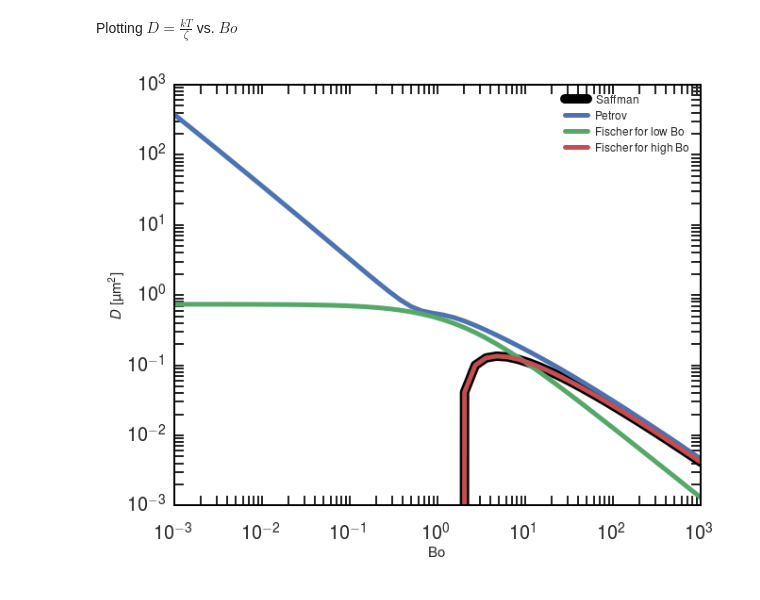
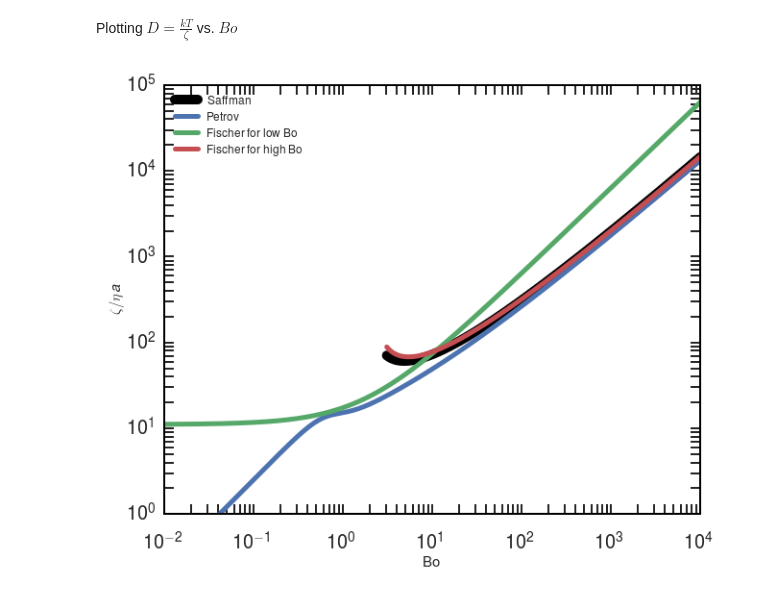
Before and after one commit to TylerMW/jhu-thesis-template, a Jupyter notebook: drag models.ipynb, the cells around one changed output. Saved outputs shown, nothing was run; the diff lists cells and outputs as text; code cells hidden in the pictures.

```diff
--- a/drag models.ipynb
+++ b/drag models.ipynb
@@ -73,21 +73,28 @@ def fischer_low(Bo, eta, a, contact_angle):
 def fischer_high(Bo, eta, a, contact_angle):
     if contact_angle != 90:
         raise NotImplementedError  # TODO write general expression for a_s and relax this
-    a_s = a
-    return eta * a  * (4 * np.pi * Bo)/(log(Bo * a/a_s) - EULER)
+    return eta * a  * (4 * np.pi * Bo)/(log(Bo * np.sin(contact_angle)) - EULER)
 # %% [markdown]
 Plotting $D = \displaystyle\frac{kT}{\zeta}$ vs. $Bo$
 # %%
 kT = 4.1e-21
-Bo = np.logspace(-3, 3)
+Bo = np.logspace(-2, 4, num=300, base=10)
 # %%
+a = 0.5e-6
+eta = 1e-3
+contact_angle = 90  # degrees
+
+s = saffman(Bo, eta, a)/(eta * a)
+fh = fischer_high(Bo, eta, a, contact_angle)/(eta * a)
+
 fig, ax = plt.subplots()
-ax.plot(Bo, 1e12 * kT/saffman(Bo, 1e-3, 0.5e-6), label='Saffman', color='k', lw=10)
-ax.plot(Bo, 1e12 * kT/petrov(Bo, 1e-3, 0.5e-6), label='Petrov')
-ax.plot(Bo, 1e12 * kT/fischer_low(Bo, 1e-3, 0.5e-6, 90), label='Fischer for low Bo')
-ax.plot(Bo, 1e12 * kT/fischer_high(Bo, 1e-3, 0.5e-6, 90), label='Fischer for high Bo')
-ax.set(xscale='log', yscale='log', ylabel=r'$D$ [\textmu m$^2$]', xlabel='Bo')
-ax.legend(loc='best')
+ax.plot(Bo[Bo > 3], s[Bo > 3], label='Saffman', color='k', lw=10)
+ax.plot(Bo, (petrov(Bo, eta, a)/(eta * a)), label='Petrov')
+ax.plot(Bo, fischer_low(Bo, eta, a, contact_angle)/(eta * a), label='Fischer for low Bo')
+ax.plot(Bo[Bo > 3], fh[Bo > 3], label='Fischer for high Bo')
+ax.legend(loc='upper left')
+ax.set(xscale='log', yscale='log', ylabel=r'$\zeta/\eta a$', xlabel='Bo')
+ax.set(ylim=(1,1e5), xlim=(1e-2, 1e4))
 fig.savefig('figs/introduction/drag-models.eps')
 # %% [output]
-[figure, old version]
+[figure, new version]
```
Also changed, not shown: 3 other files.
